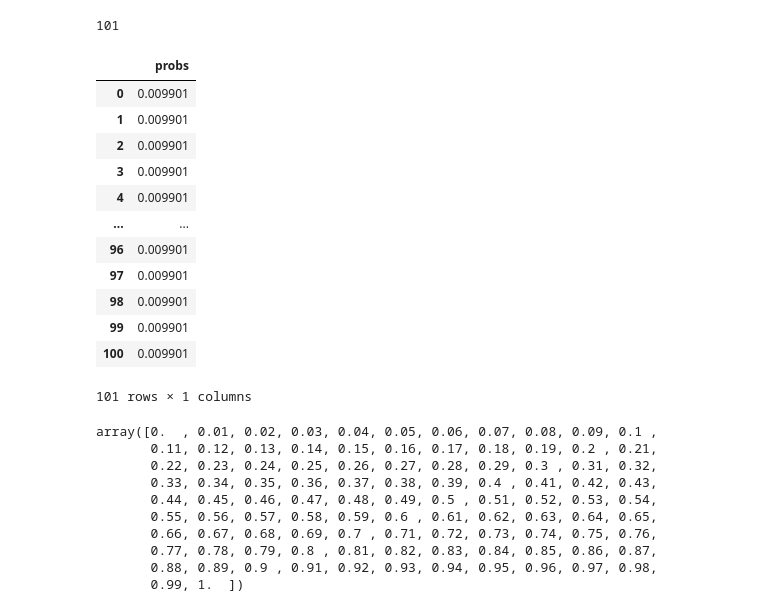
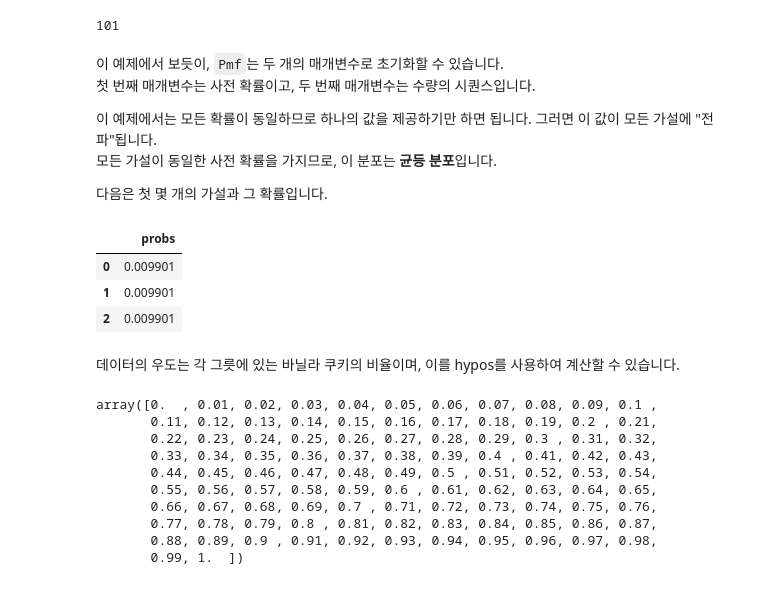
Before and after one commit to birdblues/think-bayes, a Jupyter notebook: ch3.ipynb, the cells around one changed output. Drawn from its saved outputs; the diff is of its cells as text; code cells hidden in the pictures.

```diff
--- a/ch3.ipynb
+++ b/ch3.ipynb
@@ -137,22 +273,23 @@ prior = Pmf(1, hypos) # 사전확률 1, 수량 hypos
 prior.normalize() # prob_data
 # %% [output]
 101
+# %% [markdown]
+이 예제에서 보듯이, `Pmf`는 두 개의 매개변수로 초기화할 수 있습니다.
+첫 번째 매개변수는 사전 확률이고, 두 번째 매개변수는 수량의 시퀀스입니다.
+
+이 예제에서는 모든 확률이 동일하므로 하나의 값을 제공하기만 하면 됩니다. 그러면 이 값이 모든 가설에 "전파"됩니다.
+모든 가설이 동일한 사전 확률을 가지므로, 이 분포는 **균등 분포**입니다.
+
+다음은 첫 몇 개의 가설과 그 확률입니다.
 # %%
-prior # 1/101 사전확률
+prior.head() # 1/101 사전확률
 # %% [output]
 |  | probs |
 | 0 | 0.009901 |
 | 1 | 0.009901 |
 | 2 | 0.009901 |
-| 3 | 0.009901 |
-| 4 | 0.009901 |
-| ... | ... |
-| 96 | 0.009901 |
-| 97 | 0.009901 |
-| 98 | 0.009901 |
-| 99 | 0.009901 |
-| 100 | 0.009901 |
-101 rows × 1 columns
+# %% [markdown]
+데이터의 우도는 각 그릇에 있는 바닐라 쿠키의 비율이며, 이를 hypos를 사용하여 계산할 수 있습니다.
 # %%
 likelihood_vanilla = hypos / 100
 likelihood_vanilla
```
Also changed, not shown: parts of 54 cells of this notebook, 6 other files.
